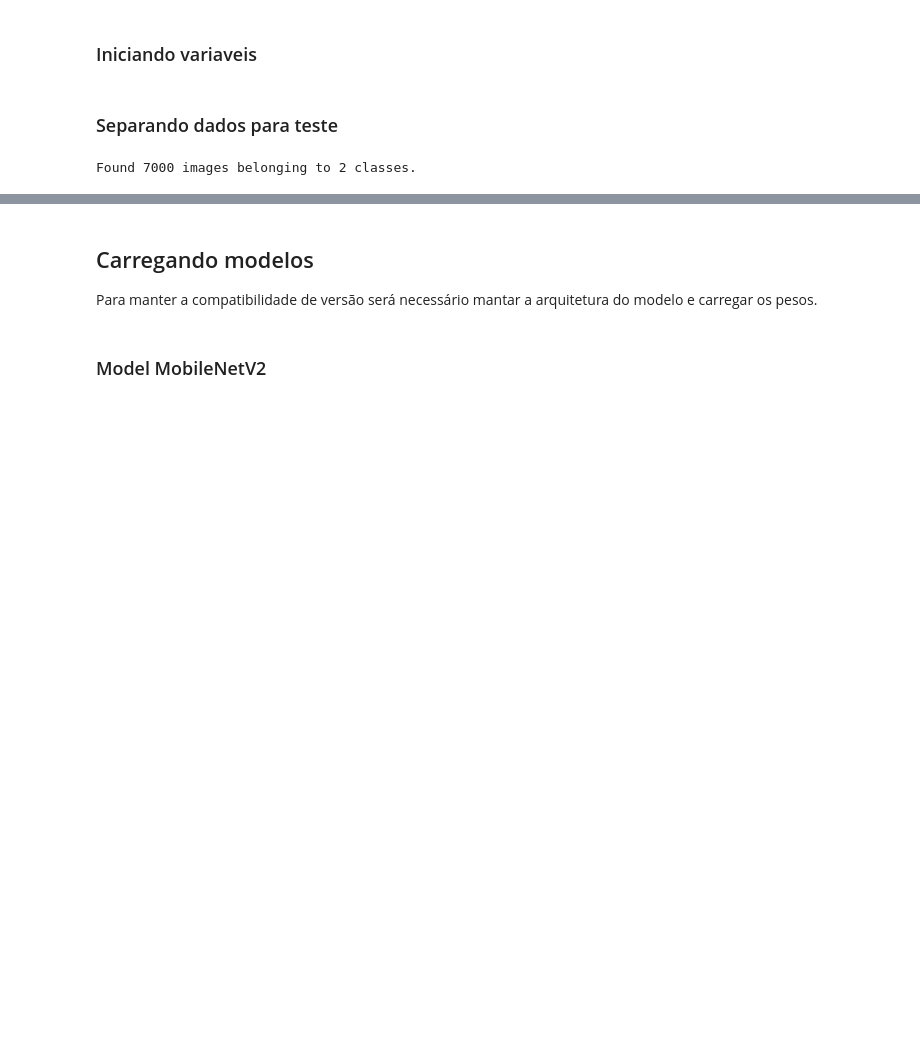
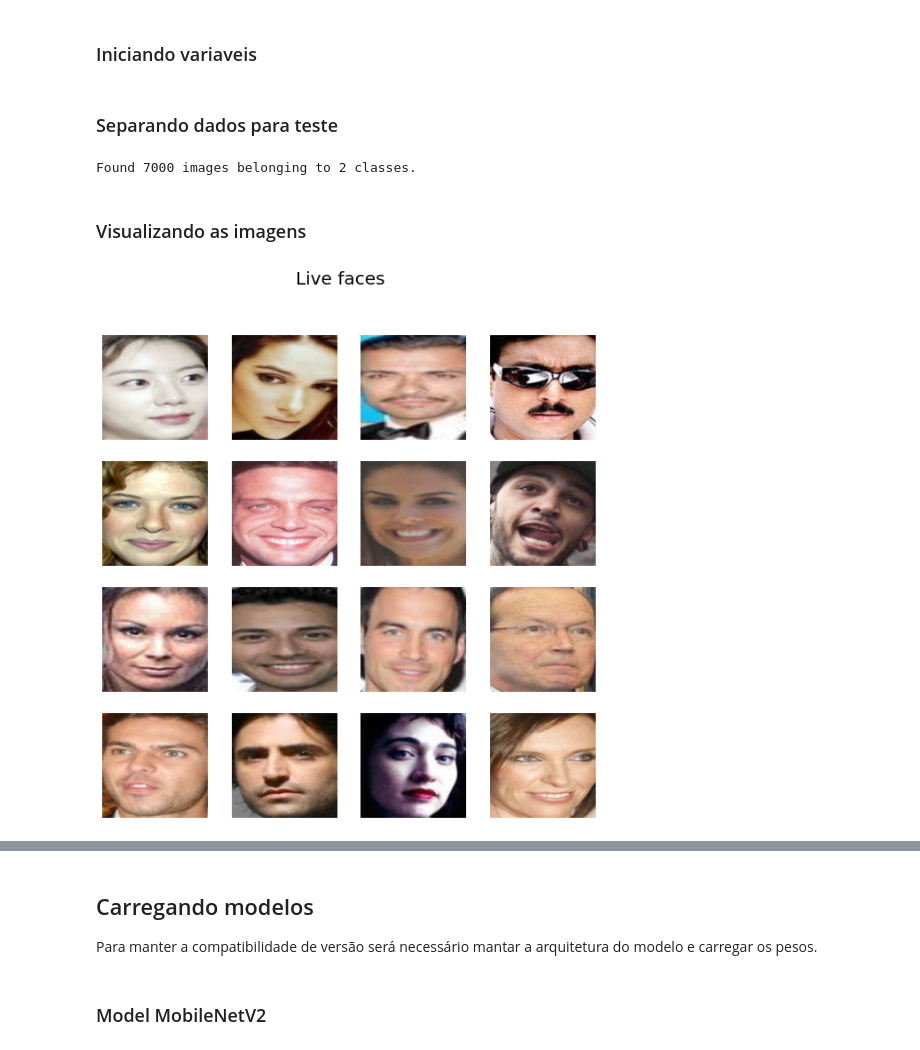
Before and after one commit to RicaJedidia/Facens_TCC_Face_Anti_Spoofing, a Jupyter notebook: Results/Result_models.ipynb, the cells around one changed output, grey strips where cells are left out. Cells and saved outputs as stored; diff of their text form; code cells hidden in the pictures; blank space fills up the shorter version.

```diff
--- a/Results/Result_models.ipynb
+++ b/Results/Result_models.ipynb
@@ -115,3 +169,22 @@ test_generator = test_datagen.flow_from_directory(PATH_TEST,
                                                    batch_size=BATCH_SIZE)
 # %% [output]
 Found 7000 images belonging to 2 classes.
+# %% [markdown]
+### Visualizando as imagens
+# %%
+def load_img(path):
+    image = cv2.imread(path)
+    image = cv2.resize(image,(224, 224))
+    return image[...,::-1]
+# %%
+fig = plt.figure(figsize=(10, 10))
+
+for i in range(16):
+    plt.subplot(4, 4, i+1)
+    plt.imshow(load_img(test_generator.filepaths[i]), cmap='gray')
+    plt.suptitle("Live faces",fontsize=20)
+    plt.axis('off')
+
+plt.show()
+# %% [output]
+[figure, added]
```
Also changed, not shown: parts of 14 cells of this notebook.
